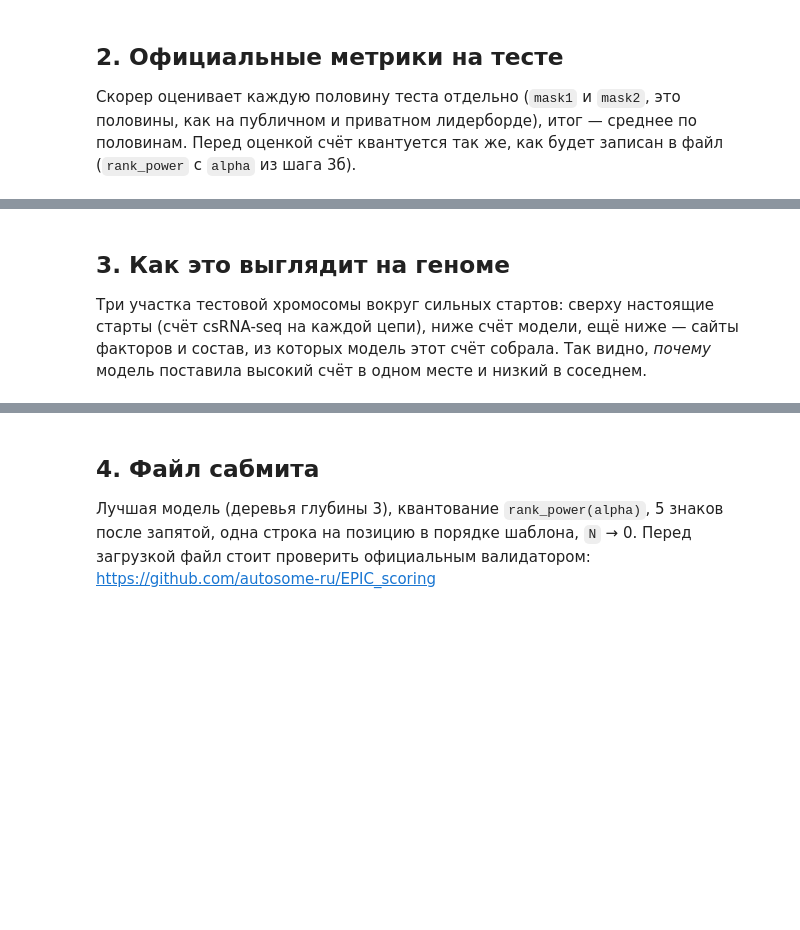
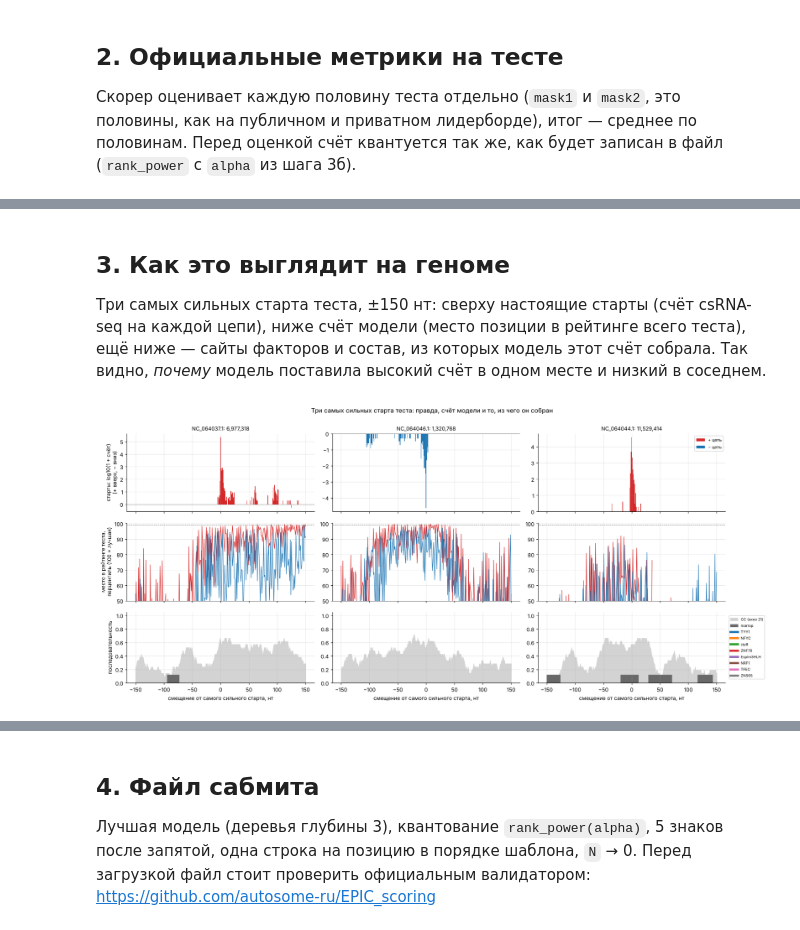
Before and after one commit to Mitochondrion3000/epic-competiton, a Jupyter notebook: simple_model/step4_test_and_submission.ipynb, the cells around one changed output, grey strips where cells are left out. Cells and saved outputs as stored; diff of their text form; code cells hidden in the pictures; blank space fills up the shorter version.

```diff
--- a/simple_model/step4_test_and_submission.ipynb
+++ b/simple_model/step4_test_and_submission.ipynb
@@ -155,47 +194,62 @@ COMMENT_TEST
 # %% [markdown]
 ## 3. Как это выглядит на геноме
 
-Три участка тестовой хромосомы вокруг сильных стартов: сверху настоящие старты (счёт csRNA-seq на каждой цепи), ниже
-счёт модели, ещё ниже — сайты факторов и состав, из которых модель этот счёт собрала. Так видно, *почему* модель
+Три самых сильных старта теста, ±150 нт: сверху настоящие старты (счёт csRNA-seq на каждой цепи), ниже
+счёт модели (место позиции в рейтинге всего теста), ещё ниже — сайты факторов и состав, из которых модель этот счёт собрала. Так видно, *почему* модель
 поставила высокий счёт в одном месте и низкий в соседнем.
 # %%
 if HAS_GT:
     tag = "depth3"
-    # находим строки шаблона, где лежат самые сильные старты, и рисуем окно ±400 нт вокруг
-    top_idx = np.argsort(-GT)[:2000]
+    # самые сильные старты теста (не ближе 50 т.н. друг к другу) -> окно ±150 нт вокруг каждого
     picked, used = [], []
-    for k in top_idx:
+    for k in np.argsort(-GT)[:2000]:
         r = np.searchsorted(tpl.off.values, k, side="right") - 1
-        c, st, pos = tpl.chrom.iat[r], tpl.strand.iat[r], tpl.start.iat[r] + (k - tpl.off.iat[r])
+        c, pos = tpl.chrom.iat[r], tpl.start.iat[r] + (k - tpl.off.iat[r])
         if all(c != u[0] or abs(pos - u[1]) > 50_000 for u in used):
             used.append((c, pos)); picked.append((c, pos))
         if len(picked) == 3: break
+    # счёт модели переводим в «место в рейтинге всего теста»: 100 = лучшая позиция, 0 = худшая
+    finite = np.isfinite(SCORES[tag])
+    PCT = np.zeros(N_TOTAL, np.float32)
+    PCT[finite] = 100 * (np.argsort(np.argsort(SCORES[tag][finite])) / finite.sum())
 
     def track(c, lo, hi, vec):
         out = np.full((2, hi - lo), np.nan, np.float32)
         g = tpl[(tpl.chrom == c) & (tpl.end > lo) & (tpl.start < hi)]
         for s, e, st, o in zip(g.start.values, g.end.values, g.strand.values, g.off.values):
             a, b = max(s, lo), min(e, hi)
             out[0 if st == "+" else 1, a - lo:b - lo] = vec[o + a - s:o + b - s]
         return out
 
-    fig, axs = plt.subplots(3 * len(picked), 1, figsize=(15, 3.2 * len(picked)), sharex=False,
-                            gridspec_kw={"height_ratios": [1.2, 1.2, 1.0] * len(picked)})
+    H = 150
+    fig, axs = plt.subplots(3, len(picked), figsize=(6 * len(picked), 8), sharex=True,
+                            gridspec_kw={"height_ratios": [1.1, 1.1, 1.0]})
     for n, (c, center) in enumerate(picked):
-        lo, hi = center - 400, center + 400; x = np.arange(lo, hi)
-        gt, sc = track(c, lo, hi, GT), track(c, lo, hi, SCORES[tag])
-        a0, a1, a2 = axs[3 * n], axs[3 * n + 1], axs[3 * n + 2]
-        a0.bar(x, np.nan_to_num(gt[0]), color="tab:red", width=1, label="старты на +"); a0.bar(x, -np.nan_to_num(gt[1]), color="tab:blue", width=1, label="старты на −")
-        a0.set_yscale("symlog"); a0.set_title(f"{c}:{lo:,}-{hi:,}", fontsize=9); a0.legend(fontsize=7, loc="upper right"); a0.set_ylabel("счёт")
-        a1.plot(x, sc[0], color="tab:red", lw=.8, label="модель, +"); a1.plot(x, sc[1], color="tab:blue", lw=.8, label="модель, −")
-        a1.set_ylabel("счёт модели"); a1.legend(fontsize=7, loc="upper right")
-        s = SEQ[c][lo:hi]; gcw = np.convolve(((s == 1) | (s == 2)).astype(float), np.ones(51) / 51, mode="same")
-        a2.fill_between(x, 0, gcw, color="lightgray", label="GC (окно 51)"); a2.set_ylim(0, 1.05)
-        a2.fill_between(x, 0, LOW[c][lo:hi] * 0.15, color="gray", label="повтор")
-        for k, m in enumerate(P["tf"][:6]):
-            # сайт фактора двуцепочечный (счёт уже берёт максимум по двум ориентациям), поэтому ищем по + цепи
-            h = np.flatnonzero(M.score_track(SEQ[c][lo:hi], np.array(m["pwm"], np.float32)) >= m["thr"])
-            a2.scatter(lo + h, np.full(len(h), 0.3 + 0.11 * k), marker="|", s=80, color=plt.cm.tab10(k), label=m["name"])
-        a2.legend(fontsize=6, ncol=8, loc="upper left"); a2.set_yticks([])
+        lo, hi = center - H, center + H + 1; x = np.arange(lo, hi) - center
+        gt, pc = track(c, lo, hi, GT), track(c, lo, hi, PCT)
+        a0, a1, a2 = axs[0, n], axs[1, n], axs[2, n]
+        a0.bar(x, np.log10(1 + np.nan_to_num(gt[0])), color="tab:red", width=1, label="+ цепь")
+        a0.bar(x, -np.log10(1 + np.nan_to_num(gt[1])), color="tab:blue", width=1, label="− цепь")
+        a0.axhline(0, color="k", lw=.5); a0.set_title(f"{c}: {center:,}", fontsize=10)
+        a1.plot(x, pc[0], color="tab:red", lw=.9); a1.plot(x, pc[1], color="tab:blue", lw=.9)
+        a1.axhline(99, color="k", ls="--", lw=.7); a1.set_ylim(50, 100.5)
+        s = SEQ[c][lo:hi]; gcw = np.convolve(((s == 1) | (s == 2)).astype(float), np.ones(21) / 21, mode="same")
+        a2.fill_between(x, 0, gcw, color="lightgray", label="GC (окно 21)")
+        a2.fill_between(x, 0, LOW[c][lo:hi] * 0.12, color="dimgray", step="mid", label="повтор")
+        for k, m in enumerate(P["tf"][:8]):
+            # сайт фактора двуцепочечный (счёт берёт максимум по двум ориентациям), поэтому ищем по + цепи
+            h = np.flatnonzero(M.score_track(s, np.array(m["pwm"], np.float32)) >= m["thr"])
+            w = len(m["pwm"])
+            for hh in h:
+                a2.plot([x[hh], x[min(hh + w - 1, len(x) - 1)]], [0.62 + 0.05 * k] * 2, color=plt.cm.tab10(k), lw=4, solid_capstyle="butt")
+            a2.plot([], [], color=plt.cm.tab10(k), lw=4, label=m["name"])
+        a2.set_ylim(0, 1.05); a2.set_xlabel("смещение от самого сильного старта, нт")
+    axs[0, 0].set_ylabel("старты: log10(1 + счёт)\n(+ вверх, − вниз)"); axs[1, 0].set_ylabel("место в рейтинге теста,\nперцентиль (100 = лучшая)")
+    axs[2, 0].set_ylabel("последовательность")
+    axs[0, -1].legend(fontsize=8, loc="upper right")
+    axs[2, -1].legend(fontsize=7, loc="center left", bbox_to_anchor=(1.01, 0.5))
+    plt.suptitle("Три самых сильных старта теста: правда, счёт модели и то, из чего он собран", y=1.0)
     plt.tight_layout(); plt.show()
+# %% [output]
+[figure, added]
 # %% [markdown]
```
Also changed, not shown: parts of 8 cells of this notebook, 5 other files.
